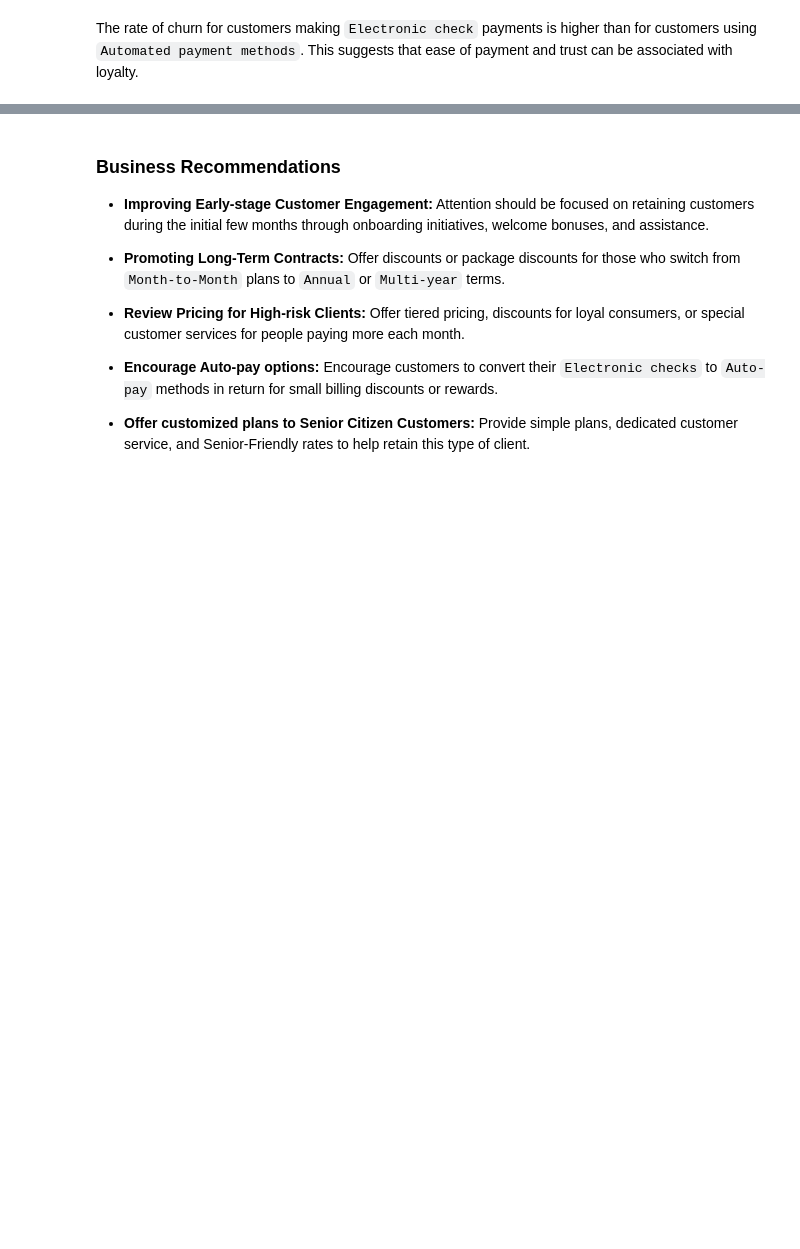
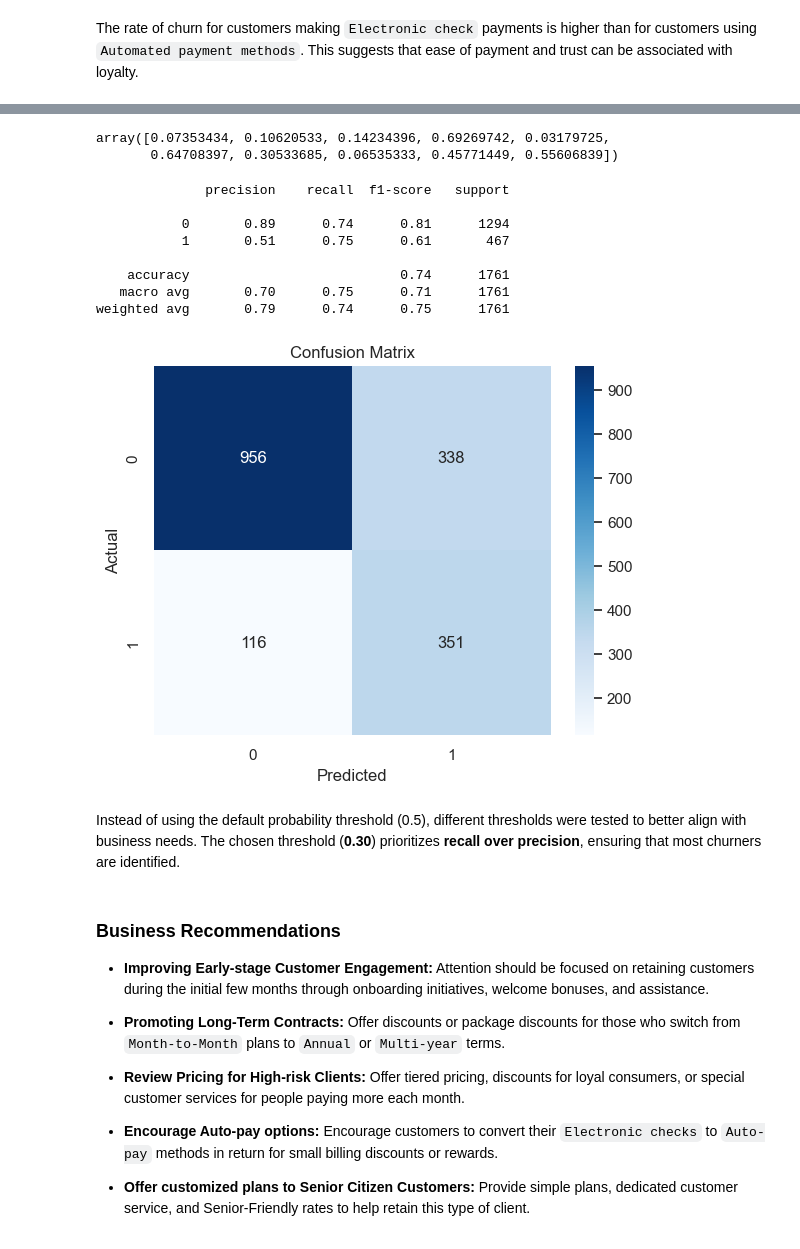
Before and after one commit to CaptianGhost/Telco_Customer_Churn-EDA, a Jupyter notebook: Telco_Customer_Churn-EDA.ipynb, the cells around one changed output, grey strips where cells are left out. Drawn from its saved outputs; the diff is of its cells as text; code cells hidden in the pictures; blank space fills up the shorter version.

Commit message:
Customer churn ML added

```diff
--- a/Telco_Customer_Churn-EDA.ipynb
+++ b/Telco_Customer_Churn-EDA.ipynb
@@ -273,0 +299,13 @@ The rate of churn for customers making `Electronic check` payments is higher tha
+# %%
+from sklearn.preprocessing import StandardScaler
+
+scaler= StandardScaler()
+X_train_scaled= scaler.fit_transform(X_train)   # Fit the scaler on the training data and transform it
+X_test_scaled= scaler.transform(X_test)   # Apply the same scaling parameters to the test data
+# %%
+from sklearn.linear_model import LogisticRegression
+
+model = LogisticRegression(l1_ratio=0, solver='liblinear')   # l1_ratio=0 corresponds to L2 regularization
+
+model.fit(X_train_scaled, y_train)   # Train the model using the training data
+y_pred= model.predict(X_test_scaled)   # Generate predicted class labels (0 or 1) for the test set
@@ -274,3 +353,39 @@ The rate of churn for customers making `Electronic check` payments is higher tha
+# %%
+y_proba= model.predict_proba(X_test_scaled)[:, 1]   # Predict churn probabilities instead of hard class labels
+y_proba[:10]   # View the first 10 predicted probabilities
+# %% [output]
+array([0.07353434, 0.10620533, 0.14234396, 0.69269742, 0.03179725,
+       0.64708397, 0.30533685, 0.06535333, 0.45771449, 0.55606839])
+# %%
+# Define a custom probability threshold for predicting churn
+# Lower threshold => more sensitive to churn (higher recall, lower precision)
+threshold= 0.30
+y_pred_custom= (y_proba >= threshold).astype(int)   # Convert probabilities into class predictions using the custom threshold
+# %%
+from sklearn.metrics import confusion_matrix, classification_report
+
+
+print(classification_report(y_test, y_pred_custom))
+
+cm= confusion_matrix(y_test, y_pred_custom)
+sns.heatmap(cm, annot=True, fmt="d", cmap="Blues")
+plt.xlabel("Predicted")
+plt.ylabel("Actual")
+plt.title("Confusion Matrix")
+plt.show()
+# %% [output]
+              precision    recall  f1-score   support
+
+           0       0.89      0.74      0.81      1294
+           1       0.51      0.75      0.61       467
+
+    accuracy                           0.74      1761
+   macro avg       0.70      0.75      0.71      1761
+weighted avg       0.79      0.74      0.75      1761
+[figure, added]
+# %% [markdown]
+Instead of using the default probability threshold (0.5), different thresholds were tested to better align with business needs.
+The chosen threshold (**0.30**) prioritizes **recall over precision**, ensuring that most churners are identified.
 # %% [markdown]
 ### Business Recommendations
 
```
Also changed, not shown: parts of 10 cells of this notebook, 1 other file.
